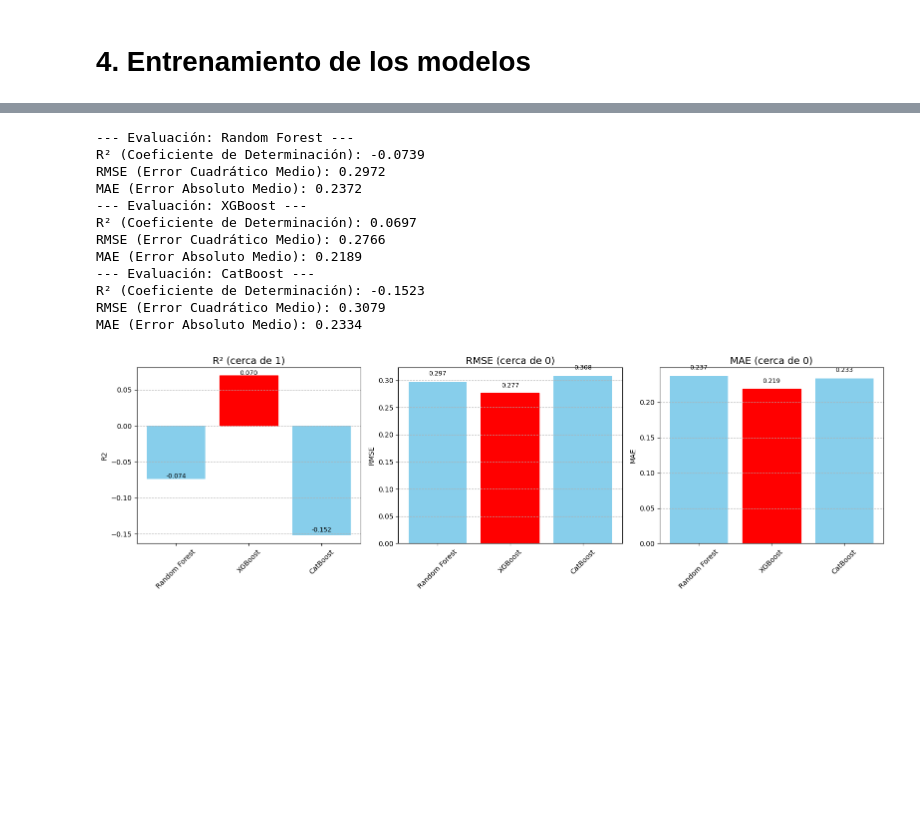
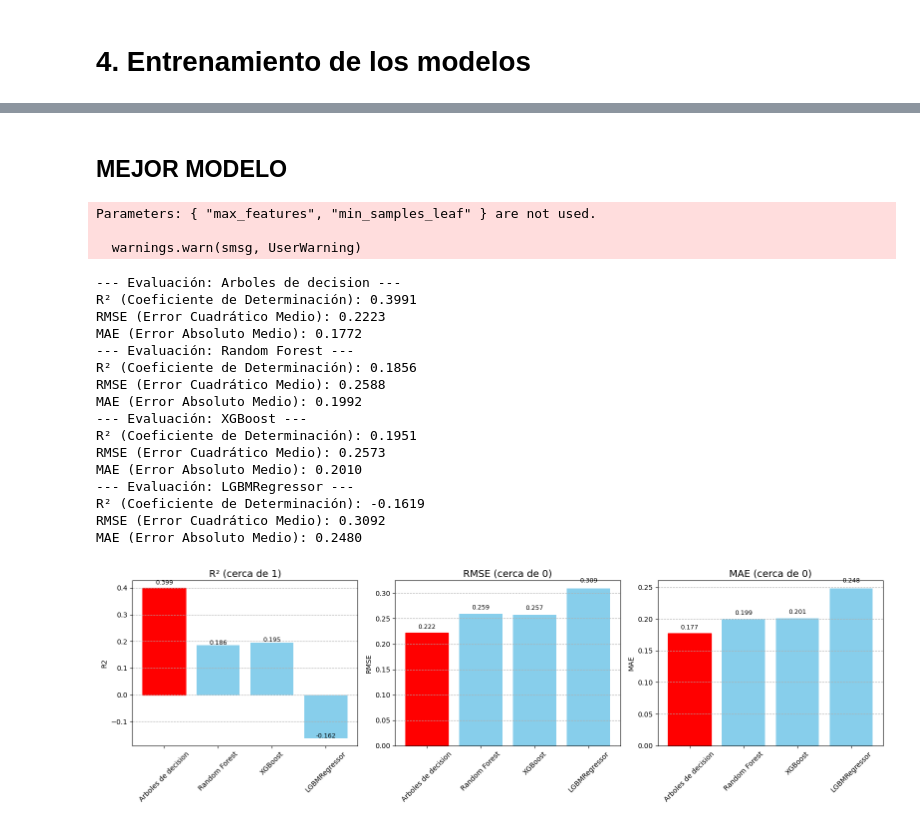
Before and after one commit to anavagi/anticoagulant-patology-analysis, a Jupyter notebook: ModelTraining_and_Conclusions_02.ipynb, the cells around one changed output, grey strips where cells are left out. Saved outputs shown, nothing was run; the diff lists cells and outputs as text; code cells hidden in the pictures; blank space fills up the shorter version.

Commit message:
change of names + models right

```diff
--- a/ModelTraining_and_Conclusions_02.ipynb
+++ b/ModelTraining_and_Conclusions_02.ipynb
@@ -374,0 +354,12 @@ def evaluar_y_comparar_final(modelos, nombres, X_test, y_test):
+# %%
+xgb_model_regularized = XGBRegressor(
+    n_estimators=500,
+    min_samples_leaf=1,
+    max_features=1.0,
+    max_depth=3,
+    random_state=23,
+    learning_rate=0.005,
+    n_jobs=-1
+)
+# %%
+plot_learning_curve(xgb_model_regularized, X_train_scaled, y_train)
@@ -374,0 +372,21 @@ def evaluar_y_comparar_final(modelos, nombres, X_test, y_test):
+# %%
+from lightgbm import LGBMRegressor
+from scipy.stats import uniform, randint
+# Espacio de búsqueda para CatBoostRegressor
+param_dist_lgbm = {
+    # Parámetros comunes de boosting
+    'n_estimators': randint(low=500, high=2000),      # Más alto que XGBoost para mejor rendimiento
+    'learning_rate': uniform(loc=0.005, scale=0.1),   # Distribución uniforme entre 0.005 y 0.105
+
+    # Parámetros clave de LightGBM (ajuste de la estructura del árbol)
+    'num_leaves': randint(low=20, high=60),           # Número de hojas, crucial en LGBM (leaf-wise growth)
+    'max_depth': randint(low=3, high=10),             # Profundidad máxima (se usa más para controlar la velocidad)
+    'min_child_samples': randint(low=20, high=50),    # Regularización: Mínimo de muestras requeridas para formar una hoja
+
+    # Parámetros de regularización
+    'reg_alpha': uniform(loc=0, scale=0.01),          # Regularización L1
+    'reg_lambda': uniform(loc=0, scale=0.01),         # Regularización L2
+}
+
+lgbm_base = LGBMRegressor(random_state=23, n_jobs=-1, metric='rmse', verbose=-1)
+lgbm_best = bestHiperparamethers_randomizedSearchCV(param_dist_lgbm,lgbm_base,X_train_scaled, y_train)
@@ -374,0 +396,2 @@ def evaluar_y_comparar_final(modelos, nombres, X_test, y_test):
+# %%
+plot_learning_curve(lgbm_best, X_train_scaled, y_train)
@@ -374,0 +400,2 @@ def evaluar_y_comparar_final(modelos, nombres, X_test, y_test):
+# %% [markdown]
+## MEJOR MODELO
@@ -411,32 +464,45 @@ def plot_comparativa_final(df):
     plt.show()
 # %%
 # 1. Crear las listas de modelos y nombres
-modelos_finales = [rf_best, xgb_best, cat_best]
-nombres_modelos = ['Random Forest', 'XGBoost', 'CatBoost']
+
+rf_model_regularized.fit(X_train_scaled, y_train)
+xgb_model_regularized.fit(X_train_scaled, y_train)
+dt_model.fit(X_train_scaled, y_train)
+lgbm_best.fit(X_train_scaled, y_train)
+
+modelos_finales = [dt_model,rf_model_regularized, xgb_model_regularized,lgbm_best]
+nombres_modelos = ['Arboles de decision','Random Forest', 'XGBoost','LGBMRegressor']
 
 # 2. Ejecutar la función para obtener la tabla de comparación
 # Usamos el set de PRUEBA (X_test, y_test) para la evaluación final imparcial.
 tabla_final_comparativa = evaluar_y_comparar_final(
     modelos=modelos_finales,
     nombres=nombres_modelos,
     X_test=X_test_scaled,
     y_test=y_test
 )
 
 
 
 plot_comparativa_final(tabla_final_comparativa)
 # %% [output]
---- Evaluación: Random Forest ---
-R² (Coeficiente de Determinación): -0.0739
-RMSE (Error Cuadrático Medio): 0.2972
-MAE (Error Absoluto Medio): 0.2372
---- Evaluación: XGBoost ---
-R² (Coeficiente de Determinación): 0.0697
-RMSE (Error Cuadrático Medio): 0.2766
-MAE (Error Absoluto Medio): 0.2189
---- Evaluación: CatBoost ---
-R² (Coeficiente de Determinación): -0.1523
-RMSE (Error Cuadrático Medio): 0.3079
-MAE (Error Absoluto Medio): 0.2334
+Parameters: { "max_features", "min_samples_leaf" } are not used.
+
+  warnings.warn(smsg, UserWarning)
+--- Evaluación: Arboles de decision ---
+R² (Coeficiente de Determinación): 0.3991
+RMSE (Error Cuadrático Medio): 0.2223
+MAE (Error Absoluto Medio): 0.1772
+--- Evaluación: Random Forest ---
+R² (Coeficiente de Determinación): 0.1856
+RMSE (Error Cuadrático Medio): 0.2588
+MAE (Error Absoluto Medio): 0.1992
+--- Evaluación: XGBoost ---
+R² (Coeficiente de Determinación): 0.1951
+RMSE (Error Cuadrático Medio): 0.2573
+MAE (Error Absoluto Medio): 0.2010
+--- Evaluación: LGBMRegressor ---
+R² (Coeficiente de Determinación): -0.1619
+RMSE (Error Cuadrático Medio): 0.3092
+MAE (Error Absoluto Medio): 0.2480
-[figure, old version]
+[figure, new version]
```
Also changed, not shown: parts of 56 cells of this notebook, 1 other file.
